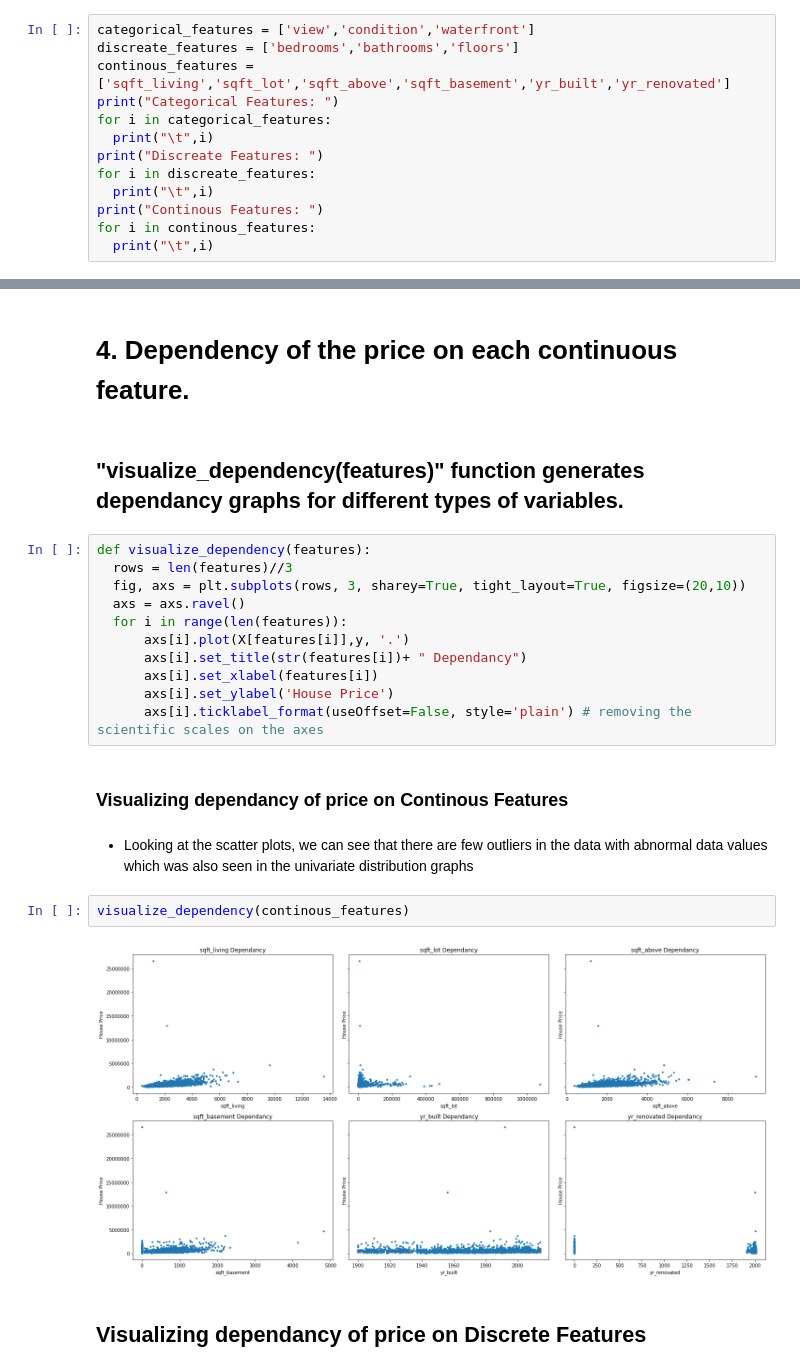
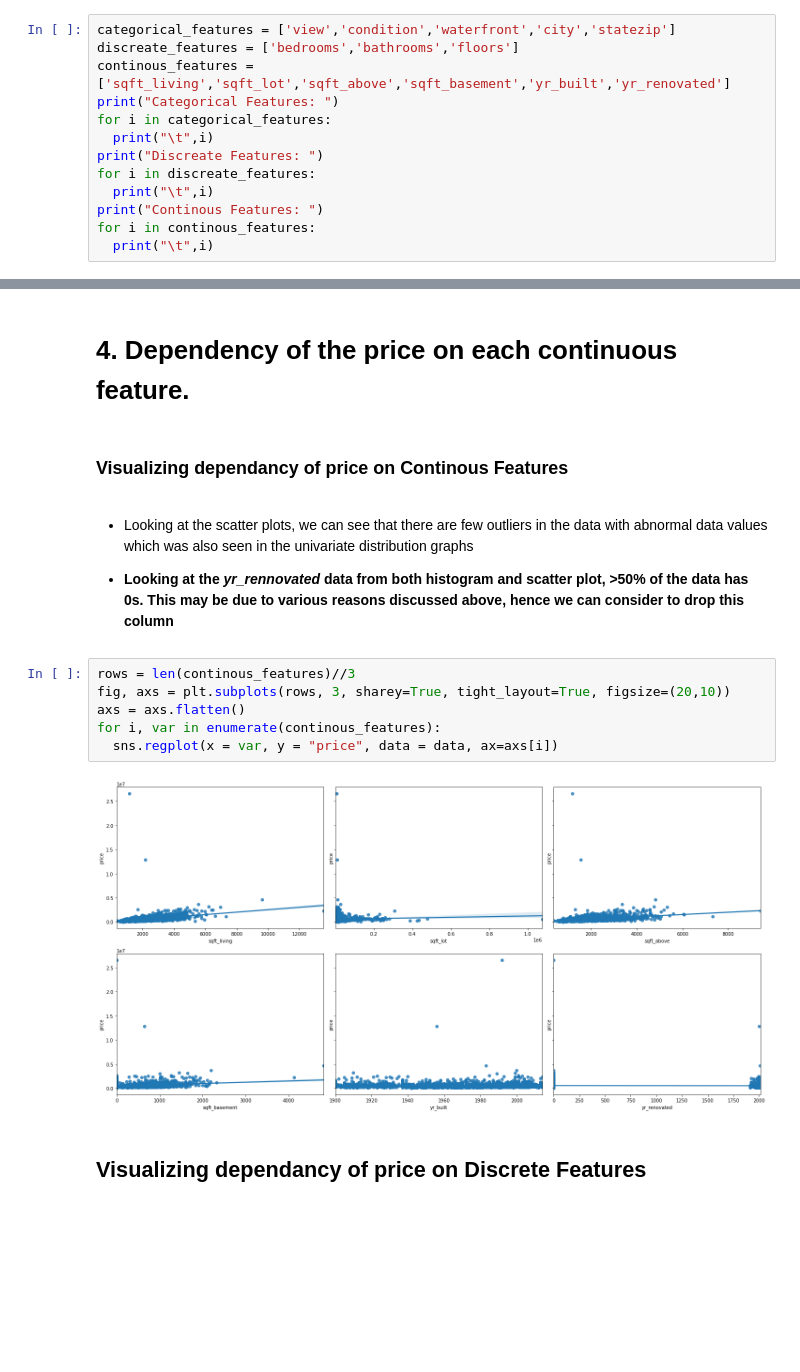
Before and after one commit to rajadevineni/House_Price_Prediction, a Jupyter notebook: KNN_regressor.ipynb, the cells around one changed output, grey strips where cells are left out. Cells and saved outputs as stored; diff of their text form; blank space fills up the shorter version.

```diff
--- a/KNN_regressor.ipynb
+++ b/KNN_regressor.ipynb
@@ -60,7 +100,7 @@ shape of target set: (3000,)
 # %% [markdown]
 # **1.	Determine, which features, are continuous vs categorical**
 # %%
-categorical_features = ['view','condition','waterfront']
+categorical_features = ['view','condition','waterfront','city','statezip']
 discreate_features = ['bedrooms','bathrooms','floors']
 continous_features = ['sqft_living','sqft_lot','sqft_above','sqft_basement','yr_built','yr_renovated']
 print("Categorical Features: ")
@@ -114,25 +176,18 @@ plt.show()
 # %% [markdown]
 # **4. Dependency of the price on each continuous feature.**
-# %% [markdown]
-## **"visualize_dependency(features)" function generates dependancy graphs for different types of variables.**
-# %%
-def visualize_dependency(features):
-  rows = len(features)//3
-  fig, axs = plt.subplots(rows, 3, sharey=True, tight_layout=True, figsize=(20,10))
-  axs = axs.ravel()
-  for i in range(len(features)):
-      axs[i].plot(X[features[i]],y, '.')
-      axs[i].set_title(str(features[i])+ " Dependancy")
-      axs[i].set_xlabel(features[i])
-      axs[i].set_ylabel('House Price')
-      axs[i].ticklabel_format(useOffset=False, style='plain') # removing the scientific scales on the axes
 # %% [markdown]
 ### **Visualizing dependancy of price on Continous Features**
 # %% [markdown]
 * Looking at the scatter plots, we can see that there are few outliers in the data with abnormal data values which was also seen in the univariate distribution graphs
+
+* **Looking at the *yr_rennovated* data from both histogram and scatter plot, >50% of the data has 0s. This may be due to various reasons discussed above, hence we can consider to drop this column**
-# %%
-visualize_dependency(continous_features)
-# %% [output]
-[figure, removed]
+# %%
+rows = len(continous_features)//3
+fig, axs = plt.subplots(rows, 3, sharey=True, tight_layout=True, figsize=(20,10))
+axs = axs.flatten()
+for i, var in enumerate(continous_features):
+  sns.regplot(x = var, y = "price", data = data, ax=axs[i])
+# %% [output]
+[figure, added]
 # %% [markdown]
 ## **Visualizing dependancy of price on Discrete Features**
```
Also changed, not shown: parts of 59 cells of this notebook.
